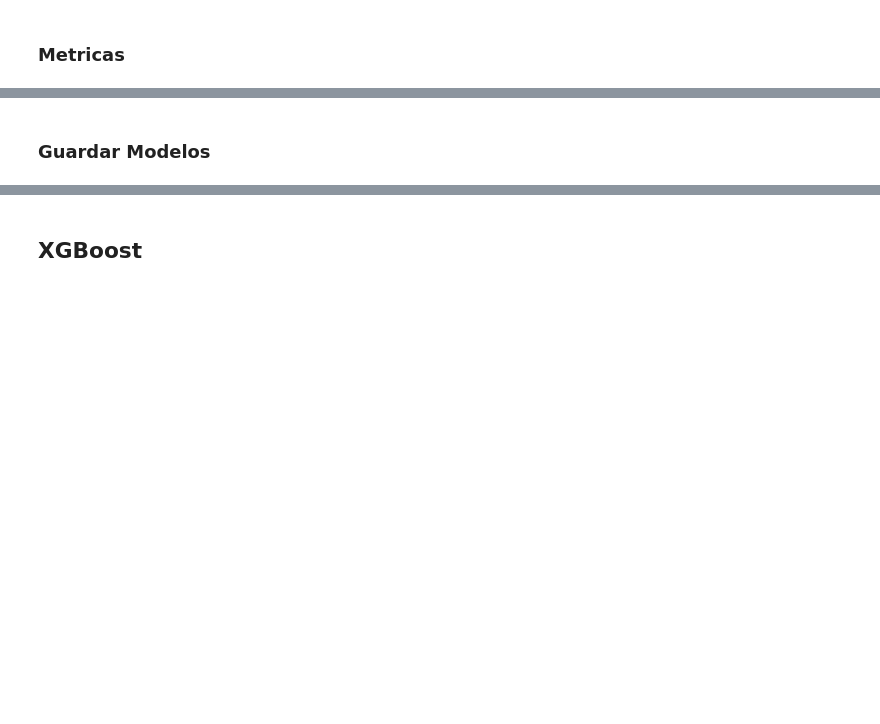
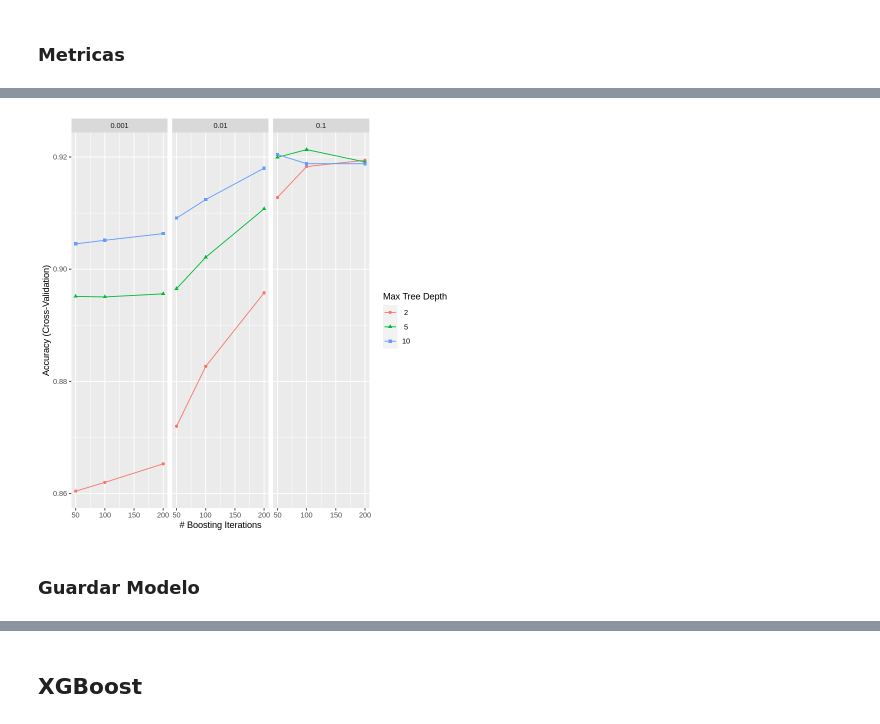
Before and after one commit to cramirez98/ProyectoAprendizajeAutomatico, a Jupyter notebook: AprendizajeAutomaticoProyecto.ipynb, the cells around one changed output, grey strips where cells are left out. Cells and saved outputs as stored; diff of their text form; code cells hidden in the pictures; blank space fills up the shorter version.

```diff
--- a/AprendizajeAutomaticoProyecto.ipynb
+++ b/AprendizajeAutomaticoProyecto.ipynb
@@ -1093,11 +1072,12 @@ control <- trainControl(method="cv",
                         number=10,
                         allowParallel = TRUE)
 
-gbmGrid <-  expand.grid(interaction.depth = c(1,2,5,10),
-                        n.trees = c(50,100,500,1000),
-                        shrinkage = c(0.5, 0.1, 0.01, 0.001),
+gbmGrid <-  expand.grid(interaction.depth = c(2,5,10),
+                        n.trees = c(50,100,200),
+                        shrinkage = c(0.1, 0.01, 0.001),
                         n.minobsinnode = 10)
 
+set.seed(123)
 gradientboostModel <- caret::train(Class ~ ., data = training,
                  method = "gbm",
                  trControl = control,
@@ -1116,7 +1162,9 @@ confusionMatrix
 # %%
-plot(gradientboostModel)
+ggplot(gradientboostModel)
+# %% [output]
+[figure, added]
 # %% [markdown]
-### Guardar Modelos
+### Guardar Modelo
 # %%
 filename <- 'Modelos/gradientboostModel.rds'
 saveRDS(gradientboostModel, file = filename)
```
Also changed, not shown: parts of 28 cells of this notebook.
